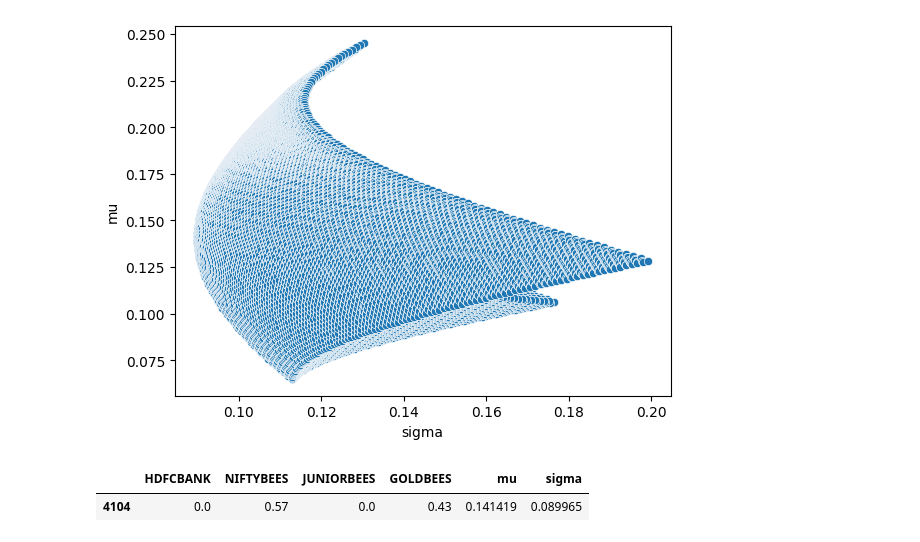
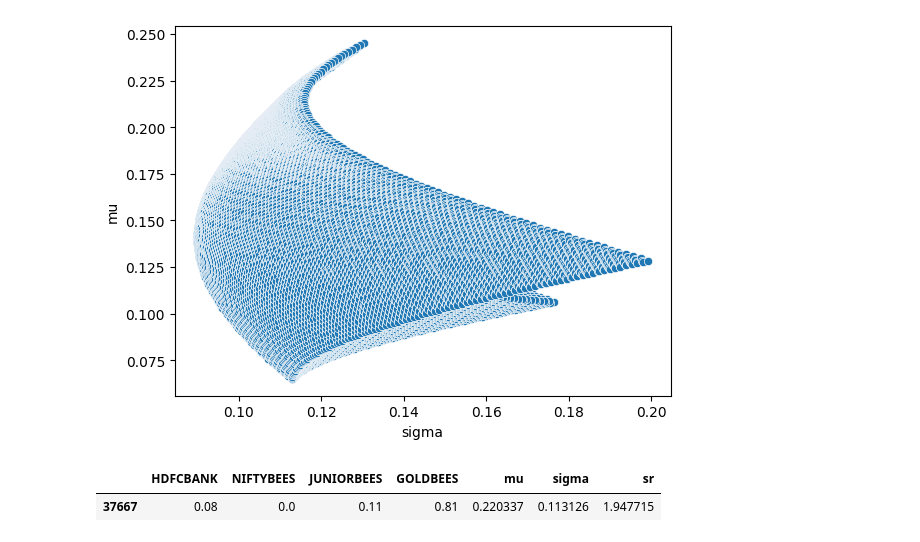
Before and after one commit to vkthakur90/AI_Applications, a Jupyter notebook: Modern_Portfolio_Theory.ipynb, the cells around one changed output. Drawn from its saved outputs; the diff is of its cells as text; code cells hidden in the pictures.

```diff
--- a/Modern_Portfolio_Theory.ipynb
+++ b/Modern_Portfolio_Theory.ipynb
@@ -67,13 +67,15 @@ param_df = pd.DataFrame({
 })
 # %%
 result_df = partitions_df.join(param_df)
+# %%
+result_df.eval('sr = (mu)/sigma', inplace = True)
 # %%
 sns.scatterplot(x = 'sigma', y = 'mu', data = result_df)
 # %% [output]
 <Axes: xlabel='sigma', ylabel='mu'>
 [figure]
 # %%
-result_df.query(f"sigma == {result_df['sigma'].min()}")
+result_df.query(f"sr == {result_df['sr'].max()}")
 # %% [output]
-|  | HDFCBANK | NIFTYBEES | JUNIORBEES | GOLDBEES | mu | sigma |
-| 4104 | 0.0 | 0.57 | 0.0 | 0.43 | 0.141419 | 0.089965 |
+|  | HDFCBANK | NIFTYBEES | JUNIORBEES | GOLDBEES | mu | sigma | sr |
+| 37667 | 0.08 | 0.0 | 0.11 | 0.81 | 0.220337 | 0.113126 | 1.947715 |
```
